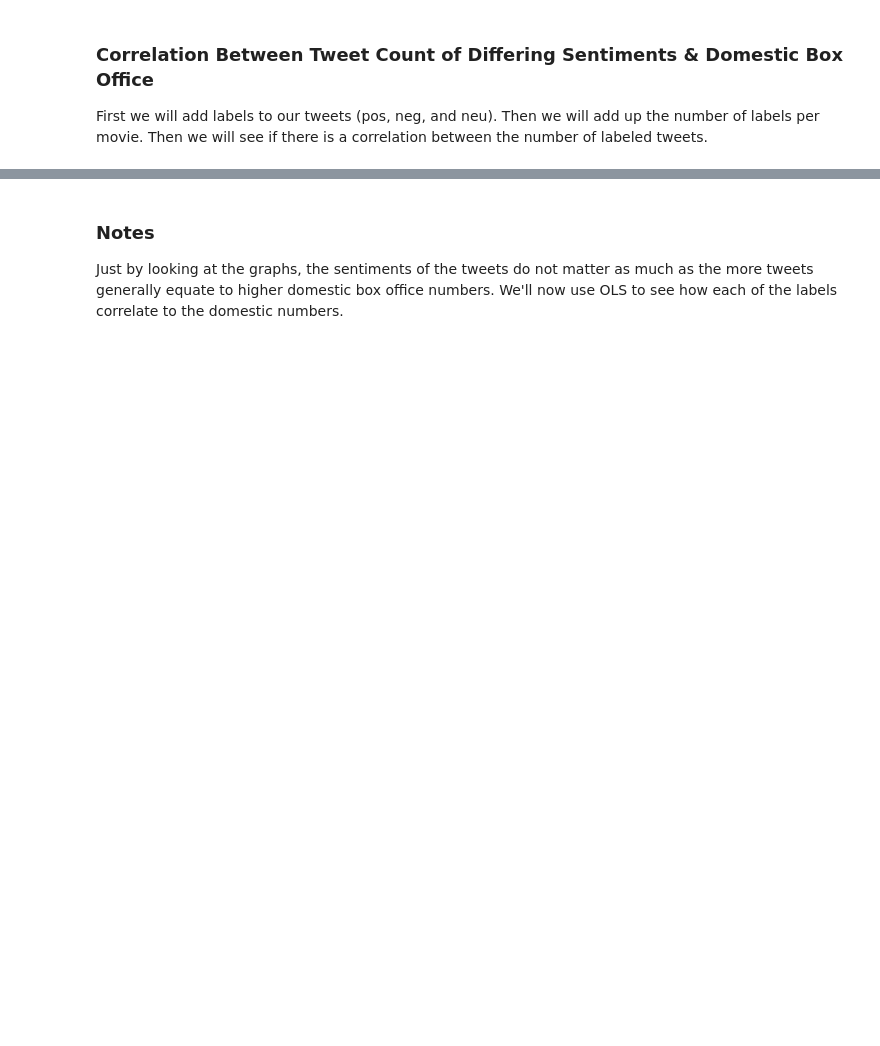
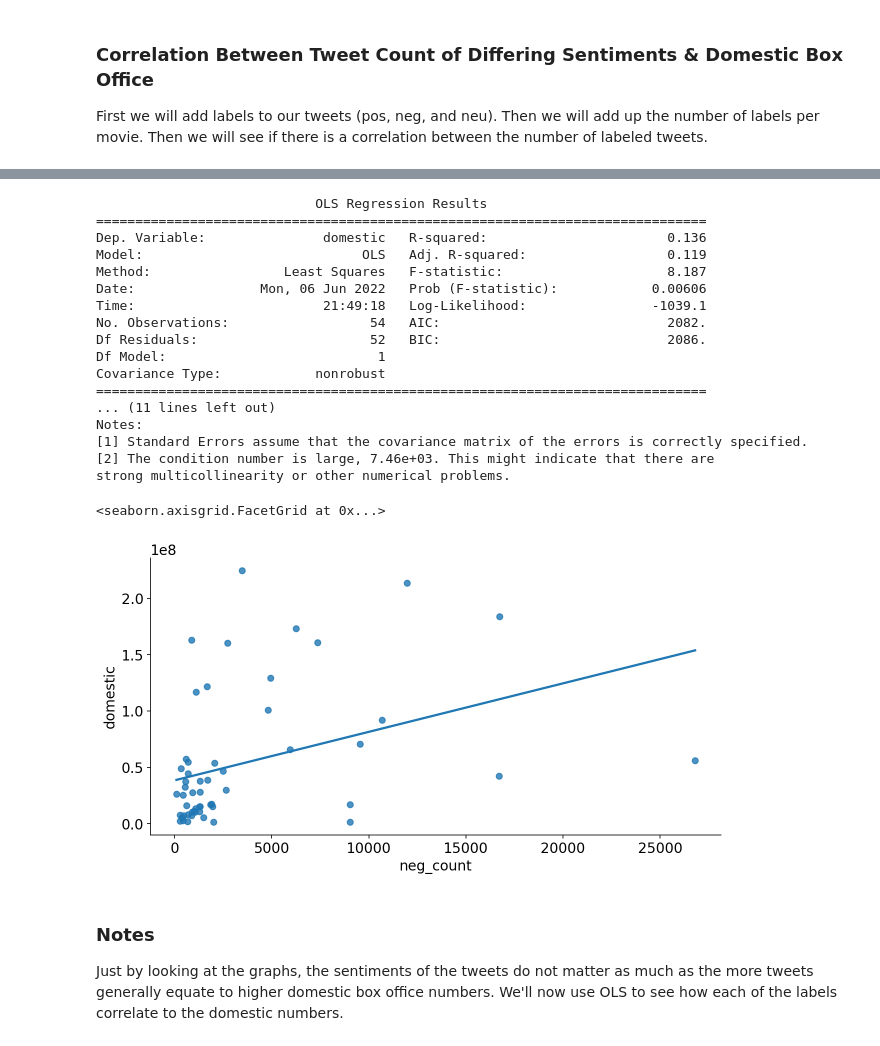
Before and after one commit to mabdilahCSE/Sentiment-Analysis, a Jupyter notebook: sentiment_analysis.ipynb, the cells around one changed output, grey strips where cells are left out. Saved outputs shown, nothing was run; the diff lists cells and outputs as text; code cells hidden in the pictures; blank space fills up the shorter version.

```diff
--- a/sentiment_analysis.ipynb
+++ b/sentiment_analysis.ipynb
@@ -346,7 +541,32 @@ sns.lmplot(x='neu_count', y='domestic',
 # %%
 # plot neg
+outcome, predictors = patsy.dmatrices('domestic ~ neg_count', labeled_count_df)
+model = sm.OLS(outcome, predictors)
+results = model.fit()
+print(results.summary())
+
 sns.lmplot(x='neg_count', y='domestic',
            data=labeled_count_df, ci=None, aspect=1.8)
+# %% [output]
+                            OLS Regression Results
+==============================================================================
+Dep. Variable:               domestic   R-squared:                       0.136
+Model:                            OLS   Adj. R-squared:                  0.119
+Method:                 Least Squares   F-statistic:                     8.187
+Date:                Mon, 06 Jun 2022   Prob (F-statistic):            0.00606
+Time:                        21:49:18   Log-Likelihood:                -1039.1
+No. Observations:                  54   AIC:                             2082.
+Df Residuals:                      52   BIC:                             2086.
+Df Model:                           1
+Covariance Type:            nonrobust
+==============================================================================
+... (11 lines left out)
+Notes:
+[1] Standard Errors assume that the covariance matrix of the errors is correctly specified.
+[2] The condition number is large, 7.46e+03. This might indicate that there are
+strong multicollinearity or other numerical problems.
+<seaborn.axisgrid.FacetGrid at 0x...>
+[figure, added]
 # %% [markdown]
 ### Notes
 Just by looking at the graphs, the sentiments of the tweets do not matter as much as the more tweets generally equate to higher domestic box office numbers. We'll now use OLS to see how each of the labels correlate to the domestic numbers.
```
Also changed, not shown: parts of 21 cells of this notebook.
